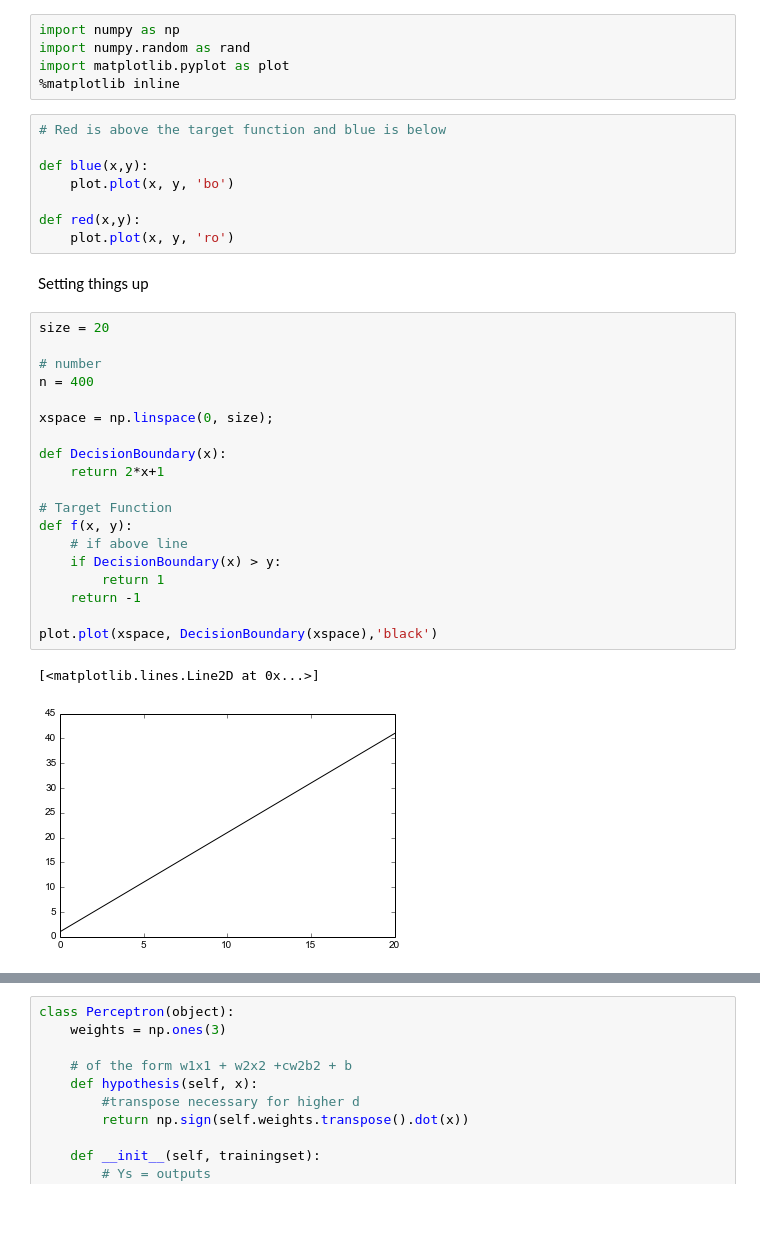
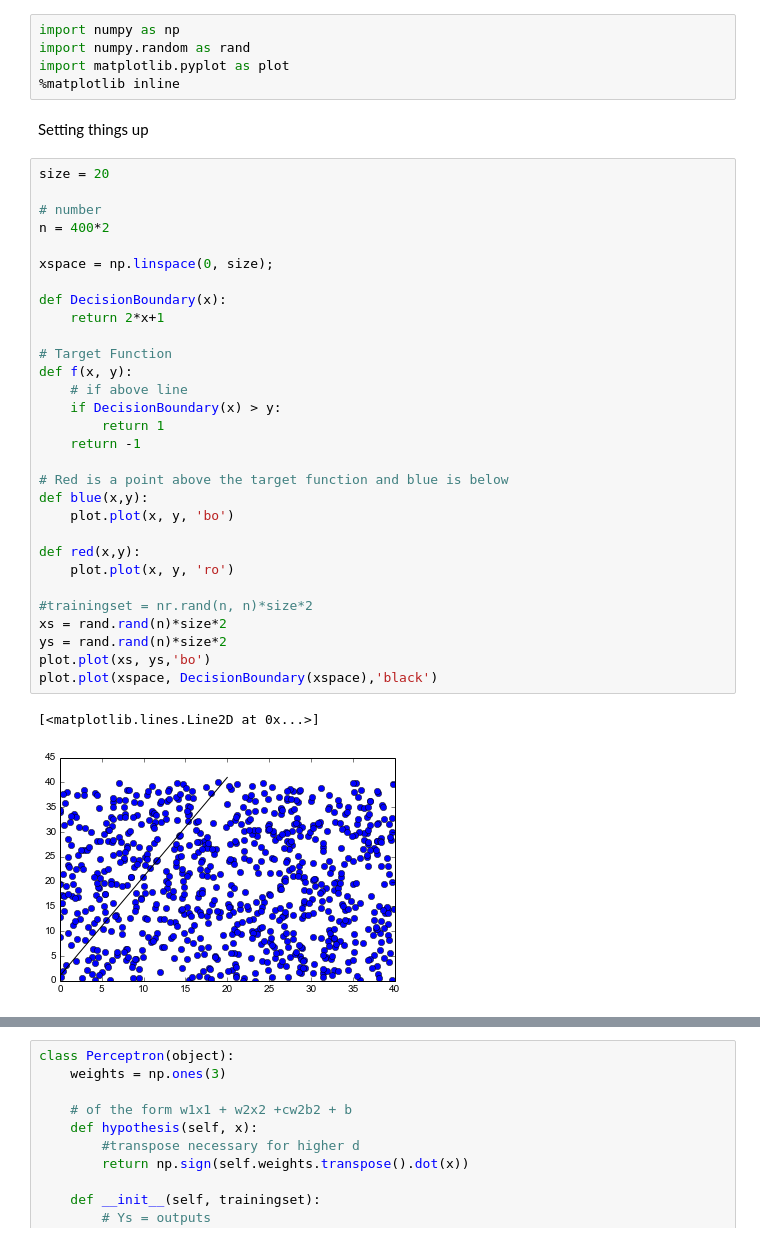
Before and after one commit to Ely-S/Datalabs, a Jupyter notebook: Machine Learning/Linear/Perceptrons.ipynb, the cells around one changed output, grey strips where cells are left out. Saved outputs shown, nothing was run; the diff lists cells and outputs as text; blank space fills up the shorter version.

```diff
--- a/Machine Learning/Linear/Perceptrons.ipynb
+++ b/Machine Learning/Linear/Perceptrons.ipynb
@@ -7,35 +7,38 @@ import numpy as np
 import numpy.random as rand
 import matplotlib.pyplot as plot
 %matplotlib inline
-# %%
-# Red is above the target function and blue is below
-
-def blue(x,y):
-    plot.plot(x, y, 'bo')
-
-def red(x,y):
-    plot.plot(x, y, 'ro')
 # %% [markdown]
 Setting things up
 # %%
 size = 20
 
 # number
-n = 400
+n = 400*2
 
 xspace = np.linspace(0, size);
 
 def DecisionBoundary(x):
     return 2*x+1
 
 # Target Function
 def f(x, y):
     # if above line
     if DecisionBoundary(x) > y:
         return 1
     return -1
 
+# Red is a point above the target function and blue is below
+def blue(x,y):
+    plot.plot(x, y, 'bo')
+
+def red(x,y):
+    plot.plot(x, y, 'ro')
+
+#trainingset = nr.rand(n, n)*size*2
+xs = rand.rand(n)*size*2
+ys = rand.rand(n)*size*2
+plot.plot(xs, ys,'bo')
 plot.plot(xspace, DecisionBoundary(xspace),'black')
 # %% [output]
 [<matplotlib.lines.Line2D at 0x...>]
-[figure, old version]
+[figure, new version]
```
Also changed, not shown: parts of 10 cells of this notebook, 18 other files.
